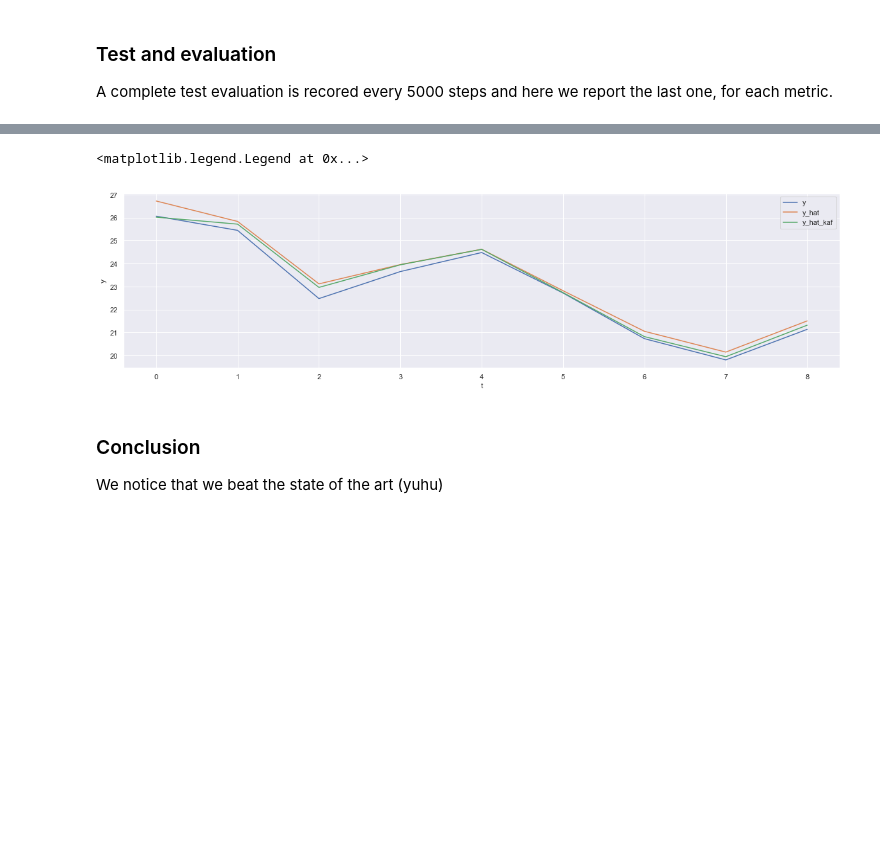
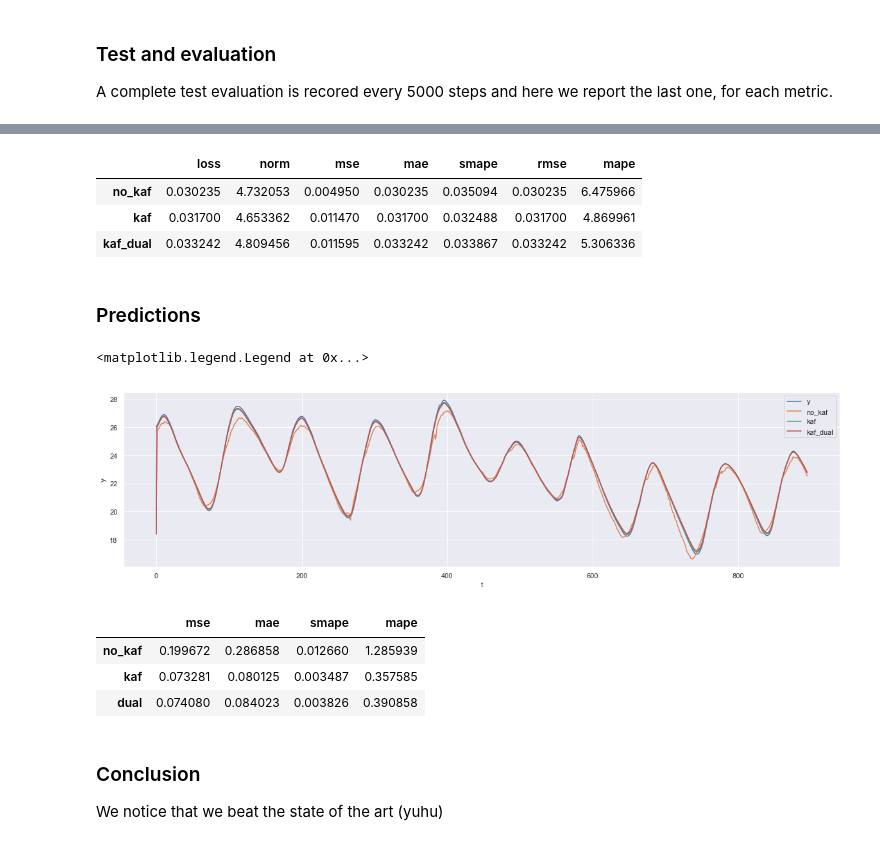
Before and after one commit to d3sm0/ntsa, a Jupyter notebook: nb/kaf.ipynb, the cells around one changed output, grey strips where cells are left out. Cells and saved outputs as stored; diff of their text form; code cells hidden in the pictures; blank space fills up the shorter version.

```diff
--- a/nb/kaf.ipynb
+++ b/nb/kaf.ipynb
@@ -188,11 +203,28 @@ regr_metrics(*np.split(df_kaf.values,2,axis=1))
+# %%
+rows = ['no_kaf', 'kaf', 'kaf_dual']
+table = pd.concat([df.mean(axis=0), df_kaf.mean(axis=0), df_kaf_dual.mean(axis=0)], axis=1)
+table.columns =rows
+table.T
+# %% [output]
+|  | loss | norm | mse | mae | smape | rmse | mape |
+| no_kaf | 0.030235 | 4.732053 | 0.004950 | 0.030235 | 0.035094 | 0.030235 | 6.475966 |
+| kaf | 0.031700 | 4.653362 | 0.011470 | 0.031700 | 0.032488 | 0.031700 | 4.869961 |
+| kaf_dual | 0.033242 | 4.809456 | 0.011595 | 0.033242 | 0.033867 | 0.033242 | 5.306336 |
+# %% [markdown]
+### Predictions
+# %%
+df = pd.read_csv('../logs/darnn/ntsa-2018-12-08-14-23-35/report/0_report.csv', index_col=0)
+df_kaf = pd.read_csv('../logs/darnn/ntsa-2018-12-08-14-24-35/report/0_report.csv', index_col=0)
+df_kaf_dual = pd.read_csv('../logs/darnn/ntsa-2018-12-08-14-25-00/report/0_report.csv', index_col=0)
 # %%
 fig,ax = plt.subplots(1,1, figsize=(20,5))
 ax.plot(df.y.values)
 ax.plot(df.y_hat.values)
 ax.plot(df_kaf.y_hat.values)
+ax.plot(df_kaf_dual.y_hat.values)
 plt.ylabel('y')
 plt.xlabel('t')
-plt.legend(['y','y_hat', 'y_hat_kaf'])
+plt.legend(['y','no_kaf','kaf', 'kaf_dual'])
 # %% [output]
 <matplotlib.legend.Legend at 0x...>
-[figure, old version]
+[figure, new version]
@@ -199,3 +243,10 @@ plt.legend(['y','y_hat', 'y_hat_kaf'])
+# %%
+pd.DataFrame(np.array(metrics), index=['no_kaf', 'kaf', 'dual'], columns=['mse', 'mae', 'smape', 'mape'])
+# %% [output]
+|  | mse | mae | smape | mape |
+| no_kaf | 0.199672 | 0.286858 | 0.012660 | 1.285939 |
+| kaf | 0.073281 | 0.080125 | 0.003487 | 0.357585 |
+| dual | 0.074080 | 0.084023 | 0.003826 | 0.390858 |
 # %% [markdown]
 ### Conclusion
 We notice that we beat the state of the art (yuhu)
```
Also changed, not shown: parts of 18 cells of this notebook, 6 other files.
